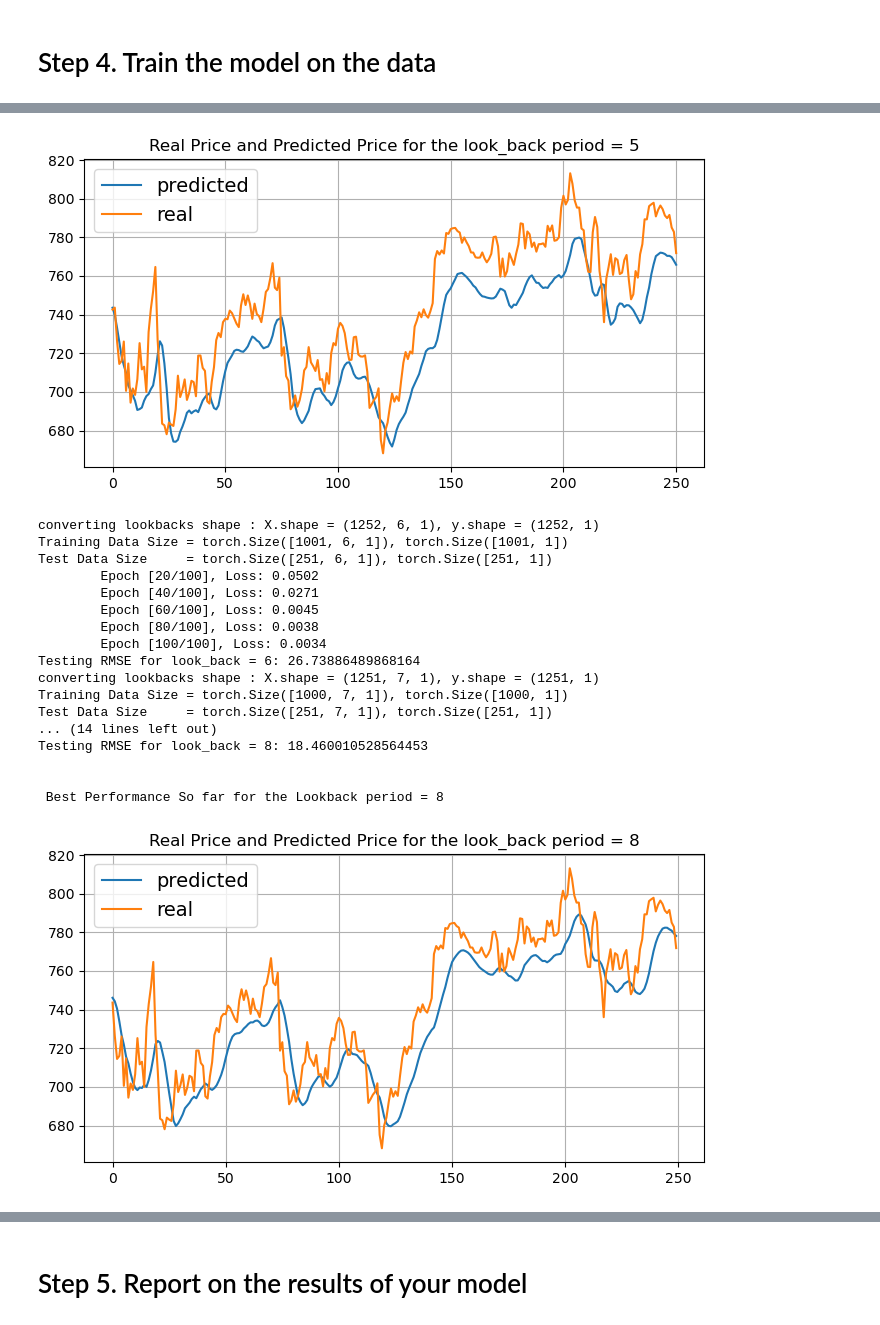
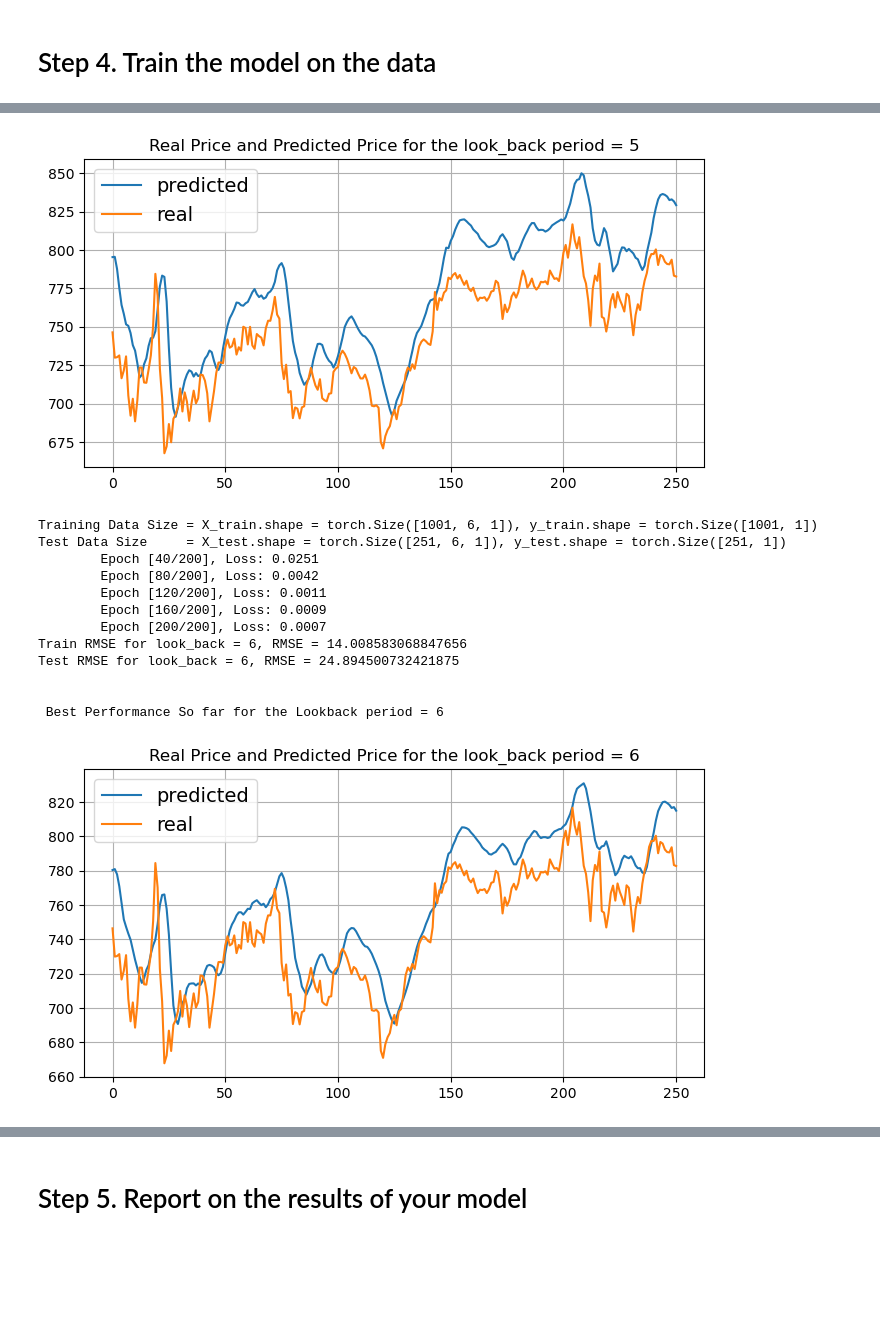
Before and after one commit to anjali-ojha/deep-learning, a Jupyter notebook: assignment/assignment-8/Anjali_Ojha_HW_8.ipynb, the cells around one changed output, grey strips where cells are left out. Saved outputs shown, nothing was run; the diff lists cells and outputs as text; code cells hidden in the pictures; blank space fills up the shorter version.

```diff
--- a/assignment/assignment-8/Anjali_Ojha_HW_8.ipynb
+++ b/assignment/assignment-8/Anjali_Ojha_HW_8.ipynb
@@ -249,24 +249,29 @@ def plot_results(model, X_test, y_test, look_back):
 rmse_dict = {}
 look_back_periods = [i for i in range(5, 21)]
 
-column = "Close"
+column = "Open"
 
 X = df[column].values
 print(f"length of the values = {len(X) = }")
 scaled_data = scale_features(X)
 
-min_rmse, min_look_back_period = float('inf'), -1
+best_model, min_rmse, min_look_back_period = None, float('inf'), -1
 
 for look_back in look_back_periods:
     X_train, X_test, y_train, y_test = train_test_split(scaled_data, test_size=0.2, look_back=look_back)
     model = LSTMModel(input_size=1, hidden_size=64)
-    model = train(model, X_train, y_train, num_epochs=100)
-    rmse_dict[look_back] = (model, evaluate(model, X_test, y_test, look_back))
+    model = train(model, X_train, y_train, num_epochs=200)
 
-    if rmse_dict[look_back][1] < min_rmse:
+    train_rmse = get_rmse(model, X_train, y_train, look_back, "Train")
+    test_rmse  = get_rmse(model, X_test, y_test, look_back, "Test")
+
+    rmse_dict[look_back] = (model, train_rmse, test_rmse)
+
+    if test_rmse < min_rmse:
         print(f"\n\n Best Performance So far for the Lookback period = {look_back}")
         plot_results(model, X_test, y_test, look_back)
-        min_rmse = rmse_dict[look_back][1]
+        best_model = model
+        min_rmse = test_rmse
         min_look_back_period = look_back
 # %% [output]
 length of the values = len(X) = 1258
@@ -286,22 +291,17 @@ Testing RMSE for look_back = 5: 22.856735229492188
 
 
  Best Performance So far for the Lookback period = 5
-[figure, old version]
+[figure, new version]
-converting lookbacks shape : X.shape = (1252, 6, 1), y.shape = (1252, 1)
-Training Data Size = torch.Size([1001, 6, 1]), torch.Size([1001, 1])
-Test Data Size     = torch.Size([251, 6, 1]), torch.Size([251, 1])
-        Epoch [20/100], Loss: 0.0502
-        Epoch [40/100], Loss: 0.0271
-        Epoch [60/100], Loss: 0.0045
-        Epoch [80/100], Loss: 0.0038
-        Epoch [100/100], Loss: 0.0034
-Testing RMSE for look_back = 6: 26.73886489868164
-converting lookbacks shape : X.shape = (1251, 7, 1), y.shape = (1251, 1)
-Training Data Size = torch.Size([1000, 7, 1]), torch.Size([1000, 1])
-Test Data Size     = torch.Size([251, 7, 1]), torch.Size([251, 1])
-... (14 lines left out)
-Testing RMSE for look_back = 8: 18.460010528564453
+Training Data Size = X_train.shape = torch.Size([1001, 6, 1]), y_train.shape = torch.Size([1001, 1])
+Test Data Size     = X_test.shape = torch.Size([251, 6, 1]), y_test.shape = torch.Size([251, 1])
+        Epoch [40/200], Loss: 0.0251
+        Epoch [80/200], Loss: 0.0042
+        Epoch [120/200], Loss: 0.0011
+        Epoch [160/200], Loss: 0.0009
+        Epoch [200/200], Loss: 0.0007
+Train RMSE for look_back = 6, RMSE = 14.008583068847656
+Test RMSE for look_back = 6, RMSE = 24.894500732421875
 
 
- Best Performance So far for the Lookback period = 8
+ Best Performance So far for the Lookback period = 6
-[figure, old version]
+[figure, new version]
```
Also changed, not shown: parts of 12 cells of this notebook, 1 other file.
